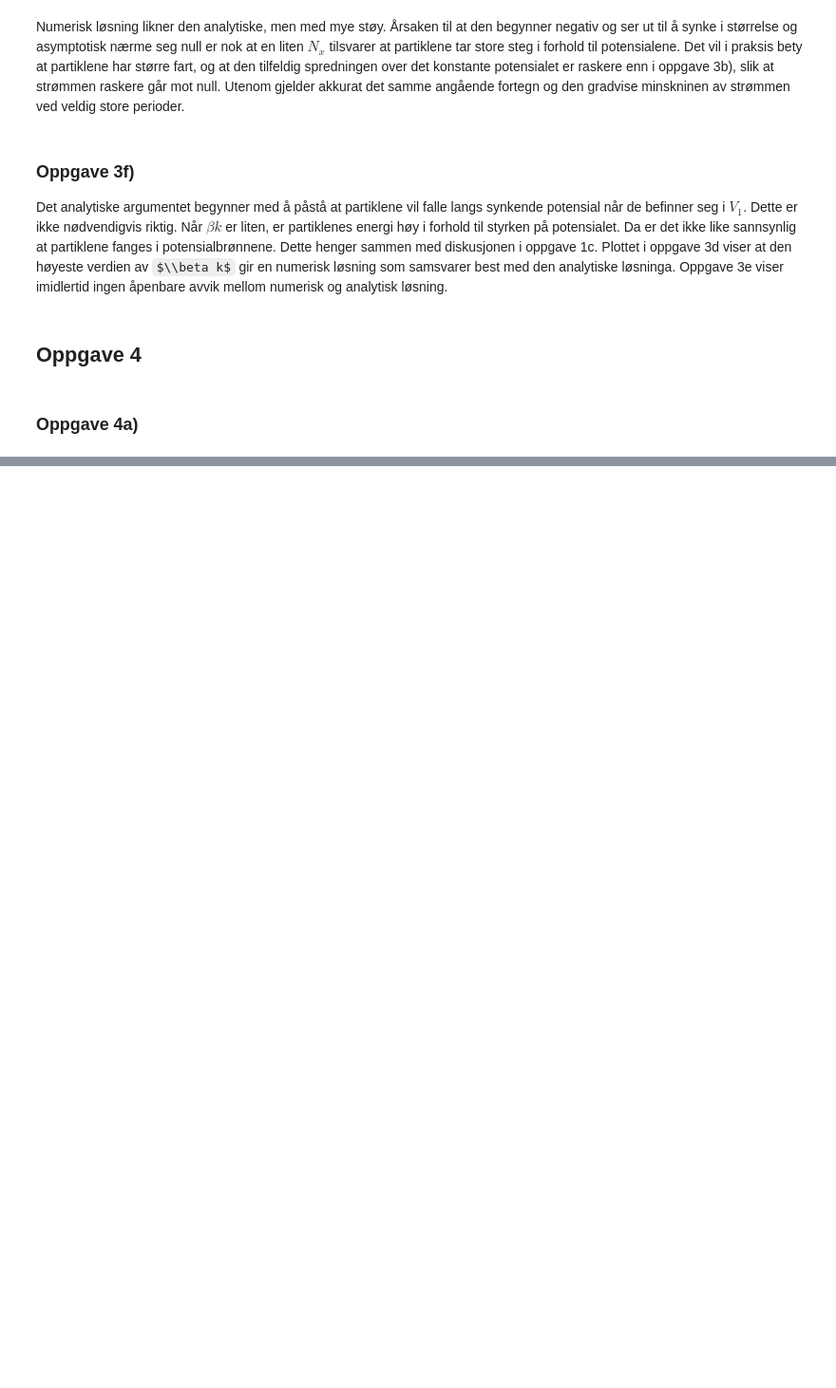
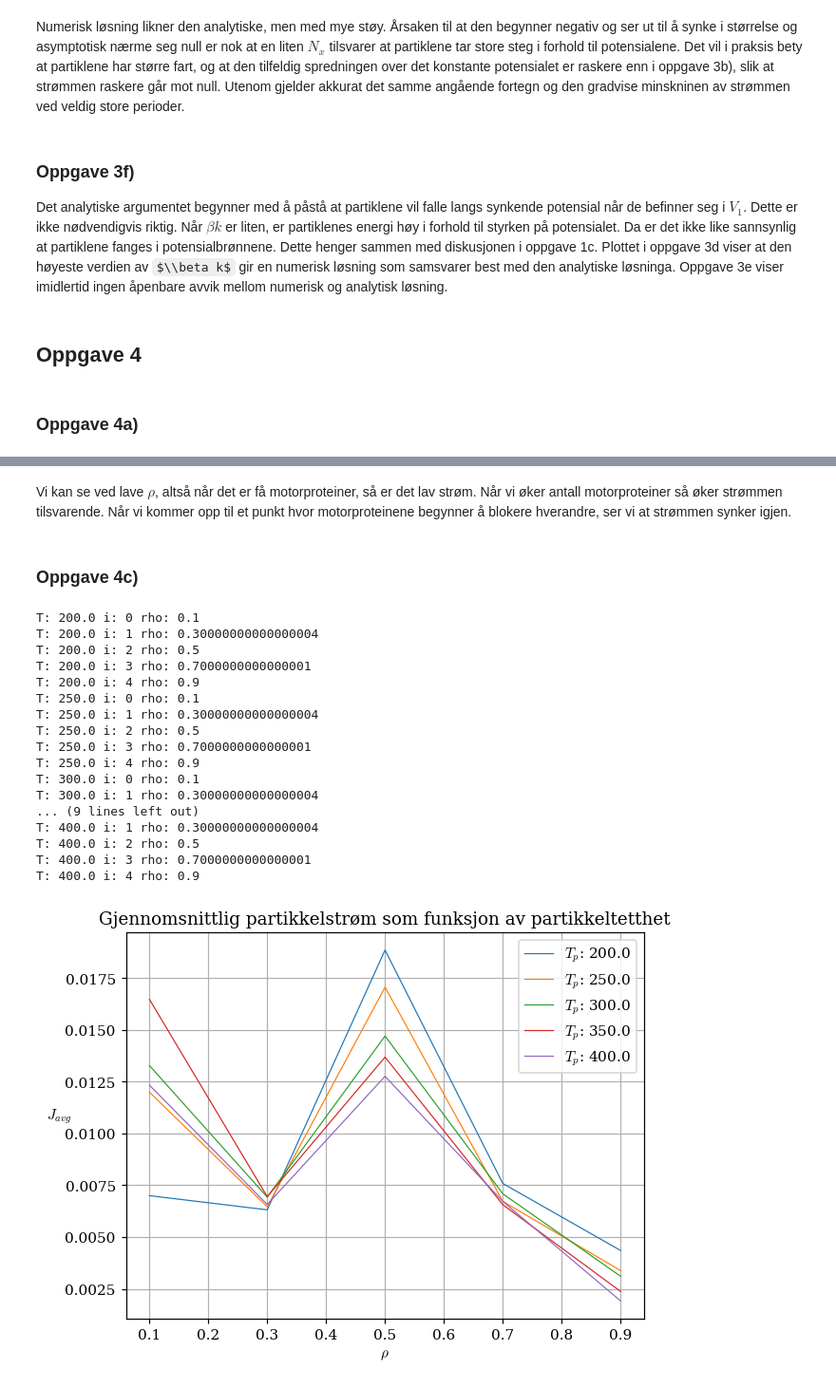
Before and after one commit to nikolaiborbe/VITBER_prosjekt2, a Jupyter notebook: Prosjekt2.ipynb, the cells around one changed output, grey strips where cells are left out. Shown at 95% size. Drawn from its saved outputs; the diff is of its cells as text; code cells hidden in the pictures; some formulas as TeX source; blank space fills up the shorter version.

```diff
--- a/Prosjekt2.ipynb
+++ b/Prosjekt2.ipynb
@@ -1064,0 +1111,50 @@ plt.show()
+# %% [markdown]
+Vi kan se ved lave $\rho$, altså når det er få motorproteiner, så er det lav strøm. Når vi øker antall motorproteiner så øker strømmen tilsvarende. Når vi kommer opp til et punkt hvor motorproteinene begynner å blokere hverandre, ser vi at strømmen synker igjen.
+# %% [markdown]
+### Oppgave 4c)
+# %%
+bk = 1000
+N = 100
+T = 300
+Ns = 10
+alpha = 0.2
+b = 20
+
+T_array = np.linspace(200,400,5)
+
+rho_array = np.linspace(0.1,0.9,5) #begynner på 0.1 for å unngå å dele på null der vi definerer Np
+J_array = np.zeros(len(rho_array))
+
+for T in T_array:
+    cycles = 30000/T
+    for i,rho in enumerate(rho_array):
+        print("T:",T,"i:",i,"rho:",rho)
+        Np = rho*Ns*N/b
+        init_position = place_motor_proteins_uniformly(b,Np,x)
+        J_array[i] = flashing_ratchet_hardcore_repulsion(init_position, x, alpha, T, b, cycles, bk, N)[0]
+    plt.plot(rho_array,J_array,label=f"$T_p$: {T}")
+
+plt.xlabel("$\\rho$")
+plt.ylabel("$J_{avg}$",rotation="horizontal")
+plt.title("Gjennomsnittlig partikkelstrøm som funksjon av partikkeltetthet")
+plt.legend()
+plt.show()
+# %% [output]
+T: 200.0 i: 0 rho: 0.1
+T: 200.0 i: 1 rho: 0.30000000000000004
+T: 200.0 i: 2 rho: 0.5
+T: 200.0 i: 3 rho: 0.7000000000000001
+T: 200.0 i: 4 rho: 0.9
+T: 250.0 i: 0 rho: 0.1
+T: 250.0 i: 1 rho: 0.30000000000000004
+T: 250.0 i: 2 rho: 0.5
+T: 250.0 i: 3 rho: 0.7000000000000001
+T: 250.0 i: 4 rho: 0.9
+T: 300.0 i: 0 rho: 0.1
+T: 300.0 i: 1 rho: 0.30000000000000004
+... (9 lines left out)
+T: 400.0 i: 1 rho: 0.30000000000000004
+T: 400.0 i: 2 rho: 0.5
+T: 400.0 i: 3 rho: 0.7000000000000001
+T: 400.0 i: 4 rho: 0.9
+[figure, added]
```
Also changed, not shown: parts of 7 cells of this notebook.
